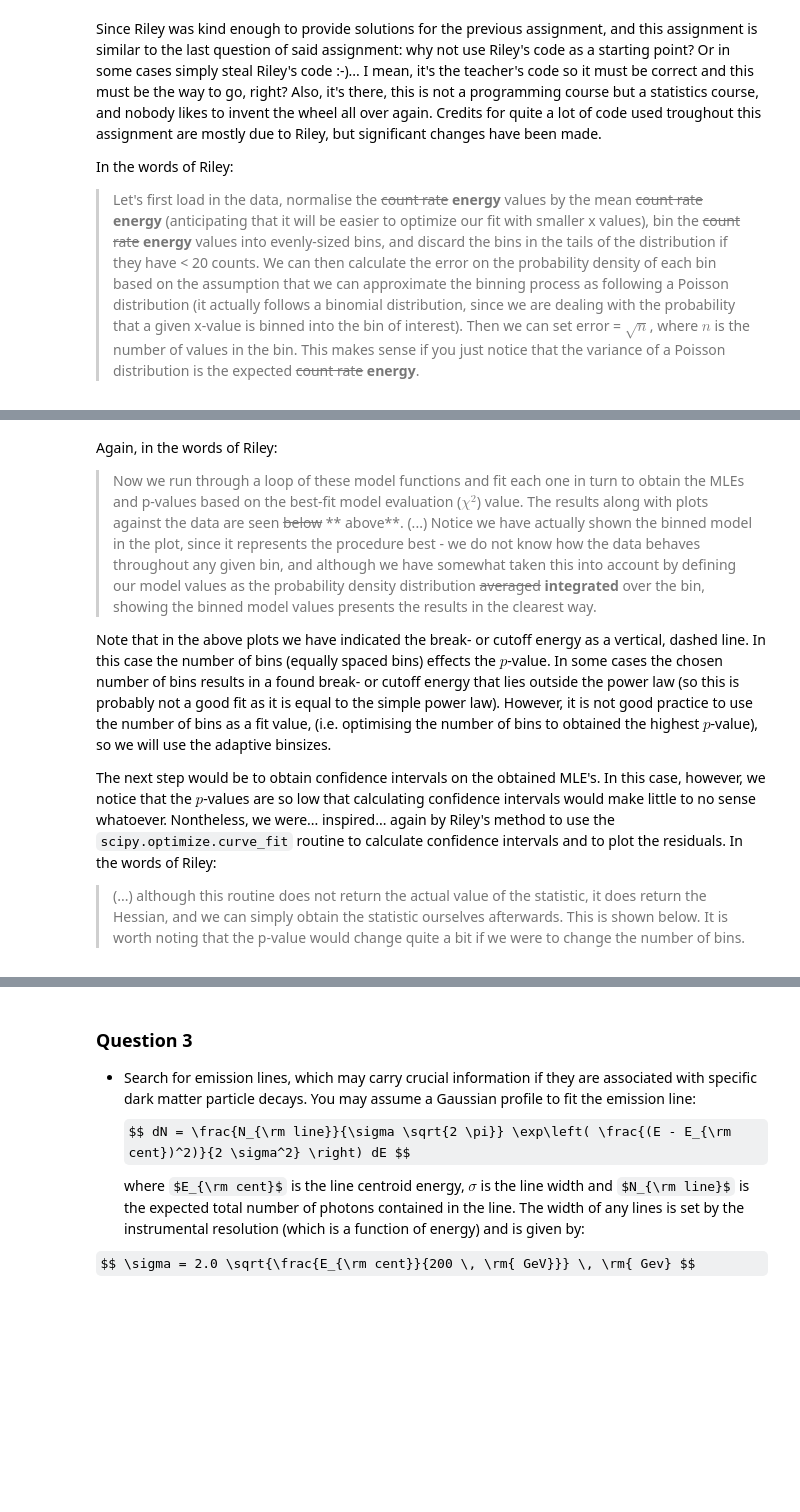
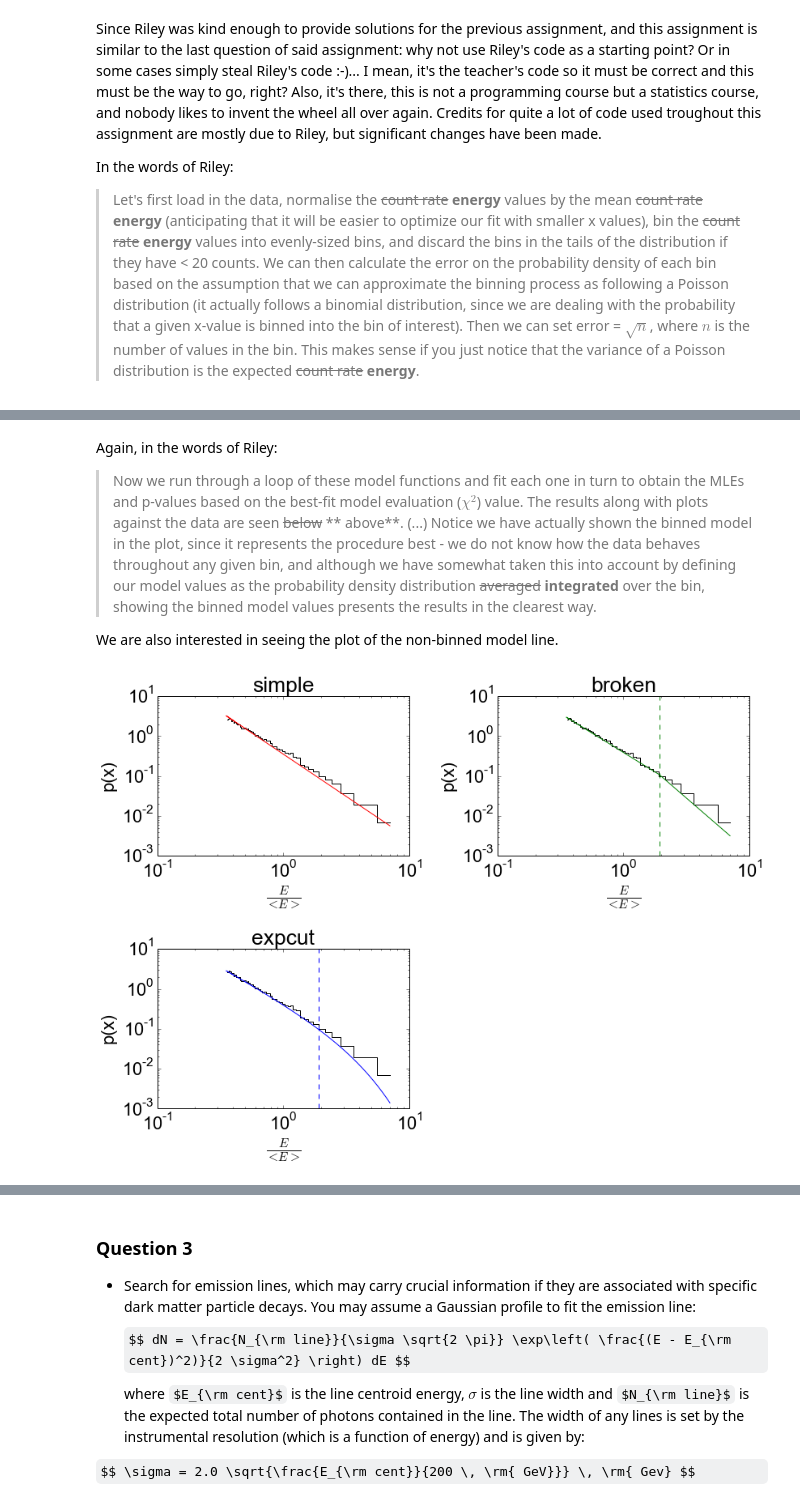
Before and after one commit to tlrh314/MasterAstronomyAndAstrophysics, a Jupyter notebook: Statistics/Assignment3/Statistics -- Individual Assignment 2 -- Mini-project -- Timo Halbesma, 6126561 -- January 2016.ipynb, the cells around one changed output, grey strips where cells are left out. Drawn from its saved outputs; the diff is of its cells as text; code cells hidden in the pictures; some formulas as TeX source; blank space fills up the shorter version.

```diff
--- a/Statistics/Assignment3/Statistics -- Individual Assignment 2 -- Mini-project -- Timo Halbesma, 6126561 -- January 2016.ipynb
+++ b/Statistics/Assignment3/Statistics -- Individual Assignment 2 -- Mini-project -- Timo Halbesma, 6126561 -- January 2016.ipynb
@@ -355,7 +508,8 @@ if __name__ == '__main__':
 Again, in the words of Riley:
 > Now we run through a loop of these model functions and fit each one in turn to obtain the MLEs and p-values based on the best-fit model evaluation ($\chi^2$) value. The results along with plots against the data are seen ~~below~~ ** above**. (...) Notice we have actually shown the binned model in the plot, since it represents the procedure best - we do not know how the data behaves throughout any given bin, and although we have somewhat taken this into account by defining our model values as the probability density distribution ~~averaged~~ **integrated** over the bin, showing the binned model values presents the results in the clearest way.
 
-Note that in the above plots we have indicated the break- or cutoff energy as a vertical, dashed line. In this case the number of bins (equally spaced bins) effects the $p$-value. In some cases the chosen number of bins results in a found break- or cutoff energy that lies outside the power law (so this is probably not a good fit as it is equal to the simple power law). However, it is not good practice to use the number of bins as a fit value, (i.e. optimising the number of bins to obtained the highest $p$-value), so we will use the adaptive binsizes.
-
-The next step would be to obtain confidence intervals on the obtained MLE's. In this case, however, we notice that the $p$-values are so low that calculating confidence intervals would make little to no sense whatoever. Nontheless, we were... inspired... again by Riley's method to use the `scipy.optimize.curve_fit` routine to calculate confidence intervals and to plot the residuals. In the words of Riley:
-> (...) although this routine does not return the actual value of the statistic, it does return the Hessian, and we can simply obtain the statistic ourselves afterwards. This is shown below. It is worth noting that the p-value would change quite a bit if we were to change the number of bins.
+We are also interested in seeing the plot of the non-binned model line.
+# %%
+plot_spectrum_with_continuum_models(energies, fit_results, discrete=False)
+# %% [output]
+[figure, added]
```
Also changed, not shown: parts of 30 cells of this notebook.
